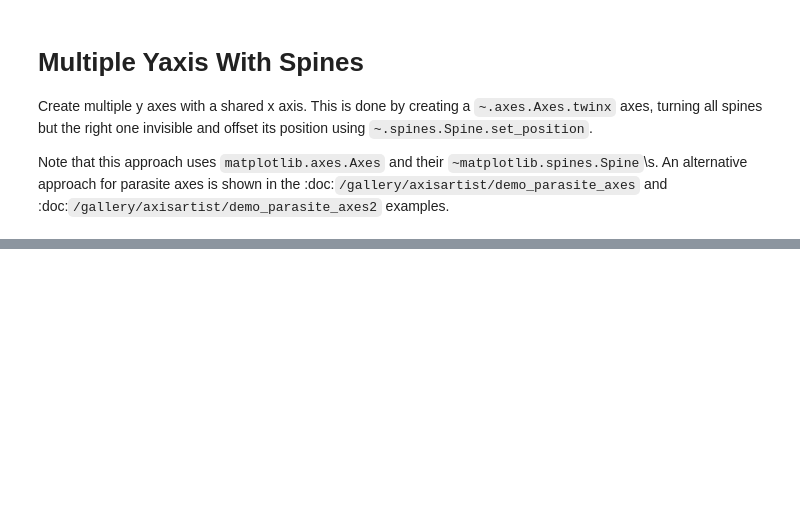
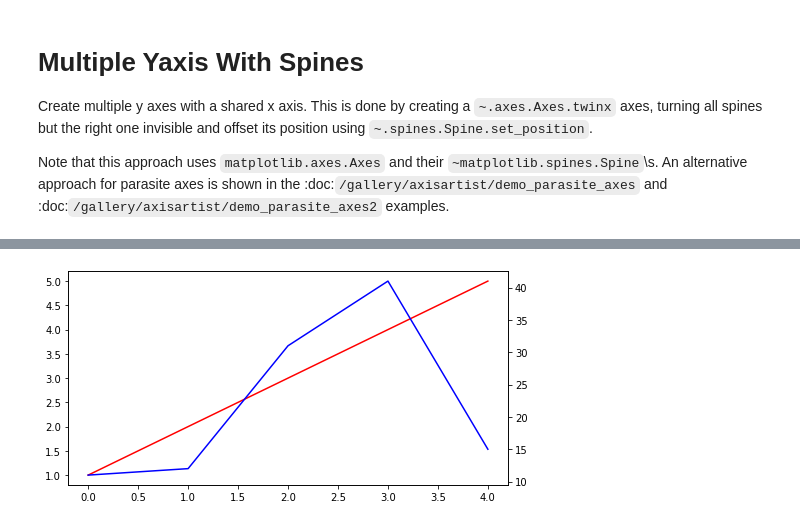
Before and after one commit to Isaac009/PIC-RB-SAMPLING, a Jupyter notebook: multiple_yaxis_with_spines.ipynb, the cells around one changed output, grey strips where cells are left out. Cells and saved outputs as stored; diff of their text form; code cells hidden in the pictures; blank space fills up the shorter version.

```diff
--- a/multiple_yaxis_with_spines.ipynb
+++ b/multiple_yaxis_with_spines.ipynb
@@ -103,0 +97,12 @@ plt.savefig('test1.pdf')
+# %%
+import matplotlib.pyplot as plt
+plt.rcParams["figure.figsize"] = [7.00, 3.50]
+plt.rcParams["figure.autolayout"] = True
+fig, ax1 = plt.subplots()
+ax1.plot([1, 2, 3, 4, 5], color='red')
+ax2 = ax1.twinx()
+ax2.plot([11, 12, 31, 41, 15], color='blue',label='rs_marl_abs', linewidth=1.5)
+fig.tight_layout()
+plt.show()
+# %% [output]
+[figure, added]
```
Also changed, not shown: parts of 3 cells of this notebook, 30 other files.
